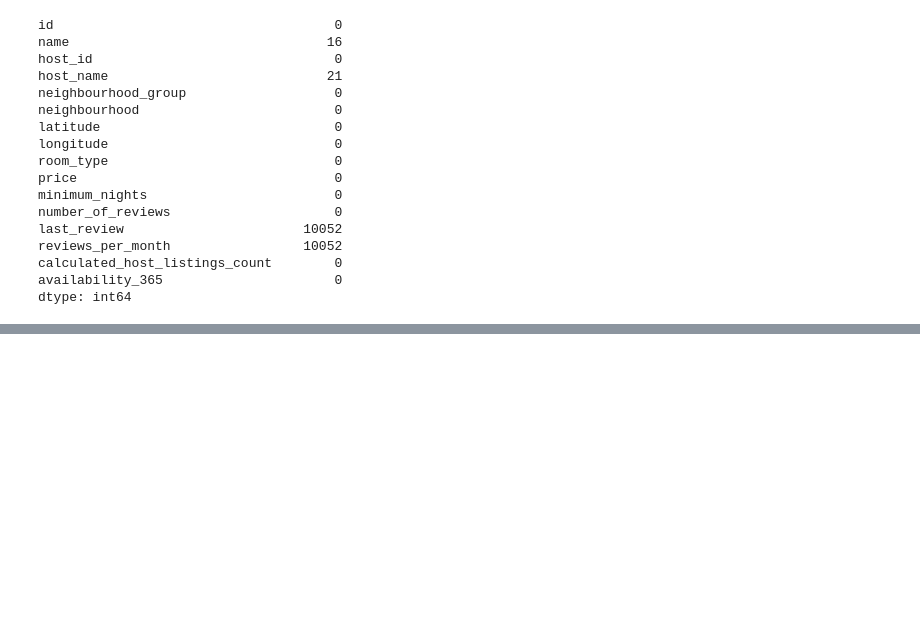
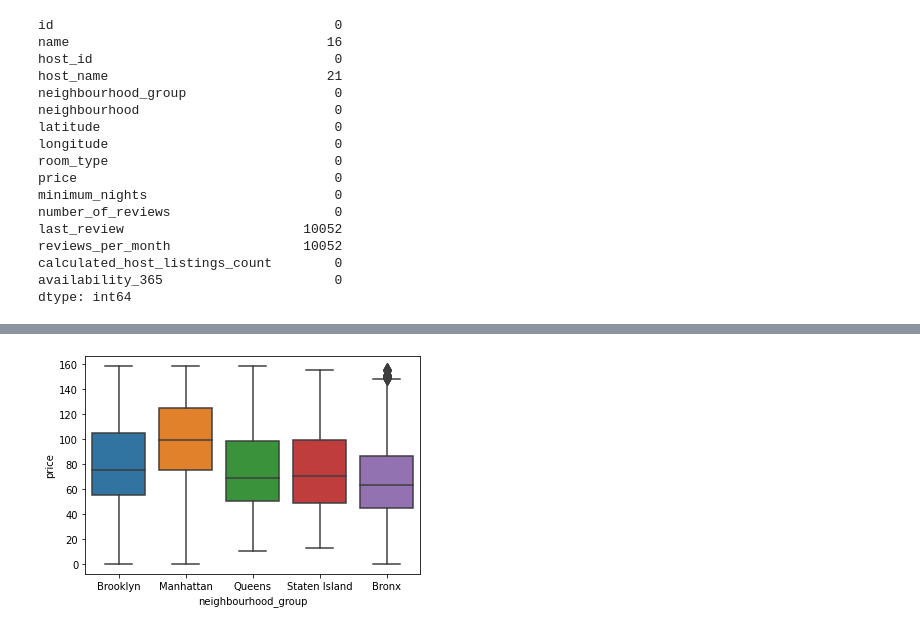
Before and after one commit to gyana-ranjan-dash/AirBnb-Booking-Analysis, a Jupyter notebook: Airbnb_Bookings_Analysis_Capstone_Project.ipynb, the cells around one changed output, grey strips where cells are left out. Cells and saved outputs as stored; diff of their text form; code cells hidden in the pictures; blank space fills up the shorter version.

```diff
--- a/Airbnb_Bookings_Analysis_Capstone_Project.ipynb
+++ b/Airbnb_Bookings_Analysis_Capstone_Project.ipynb
@@ -56,0 +114,5 @@ dtype: int64
+# %%
+df_no_outlier=df[df['price'] < outlier]
+graph=sns.boxplot(df_no_outlier['neighbourhood_group'],df_no_outlier['price'],fliersize=10,)
+# %% [output]
+[figure, added]
```
Also changed, not shown: parts of 13 cells of this notebook.
